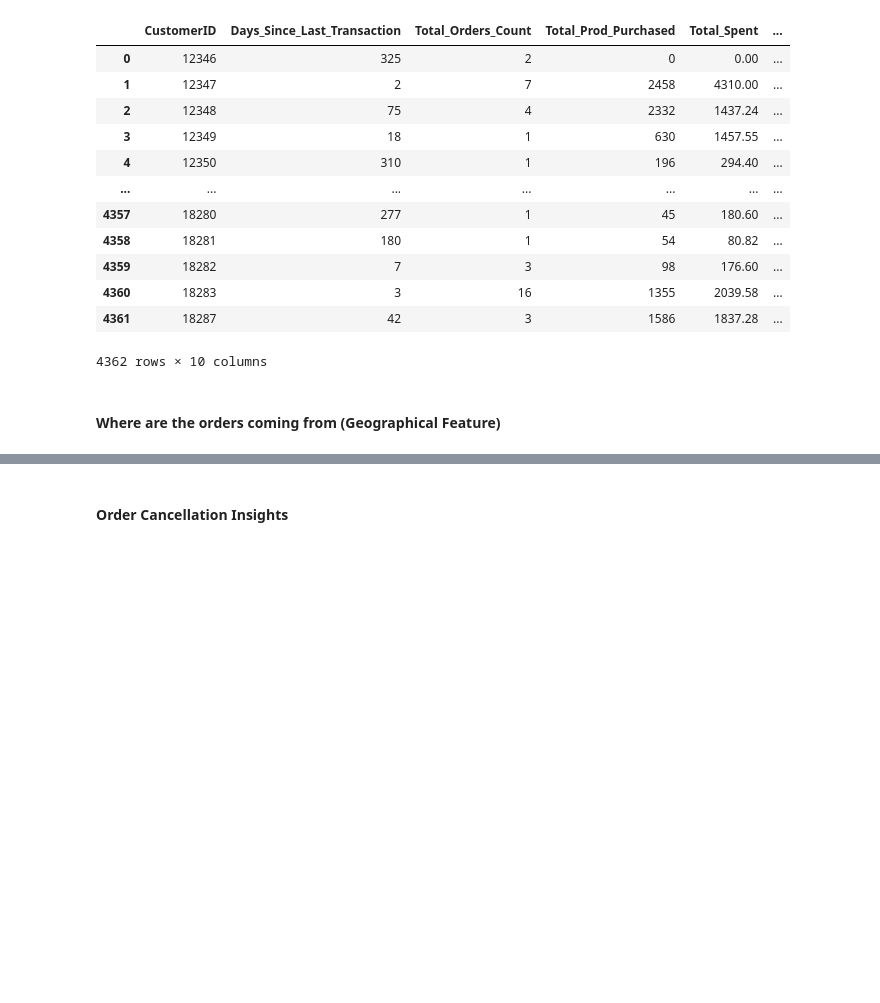
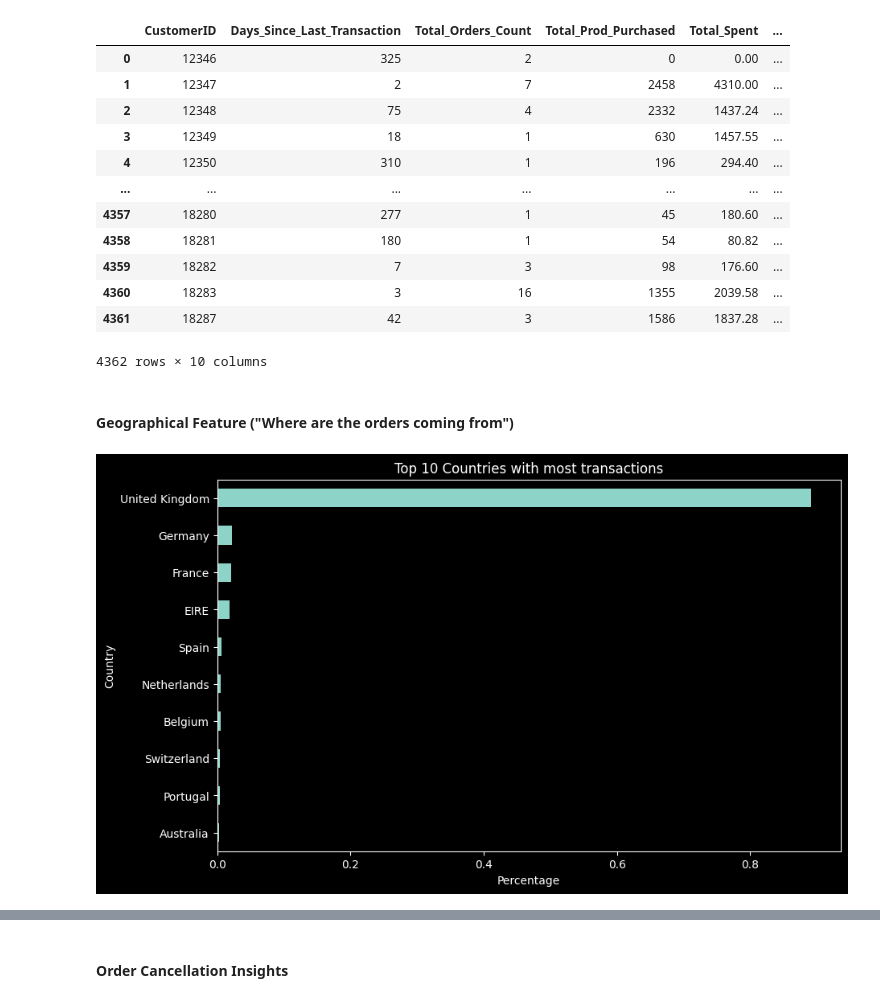
Before and after one commit to analytics-portfolio/Customer-Profiling-Segmentation-E-Commerce, a Jupyter notebook: notebooks/feature_engineering.ipynb, the cells around one changed output, grey strips where cells are left out. Cells and saved outputs as stored; diff of their text form; code cells hidden in the pictures; blank space fills up the shorter version.

```diff
--- a/notebooks/feature_engineering.ipynb
+++ b/notebooks/feature_engineering.ipynb
@@ -210,4 +212,13 @@ customer_data
 | 4361 | 18287 | 42 | 3 | 1586 | 1837.28 | ... |
 4362 rows × 10 columns
 # %% [markdown]
-#### Where are the orders coming from (Geographical Feature)
+#### Geographical Feature ("Where are the orders coming from")
+# %%
+# Where are the orders coming from
+df['Country'].value_counts(normalize=True).head(10).sort_values().plot(kind='barh', figsize=(10, 6))
+plt.title('Top 10 Countries with most transactions')
+plt.xlabel('Percentage')
+plt.ylabel('Country')
+plt.show()
+# %% [output]
+[figure, added]
```
Also changed, not shown: parts of 10 cells of this notebook, 5 other files.
